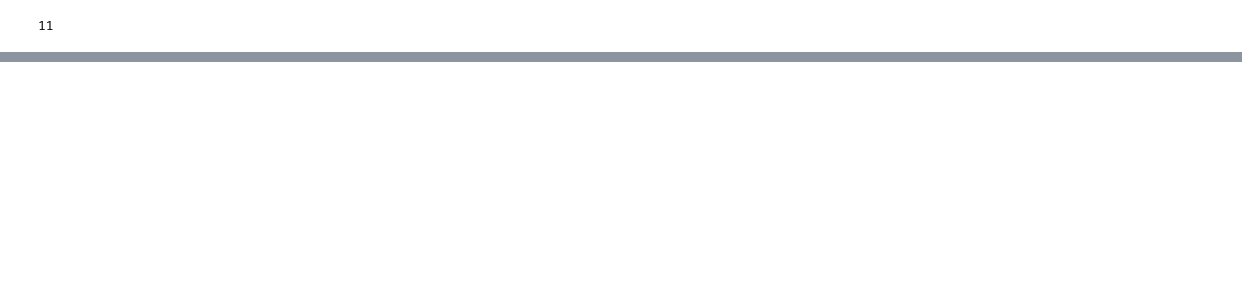
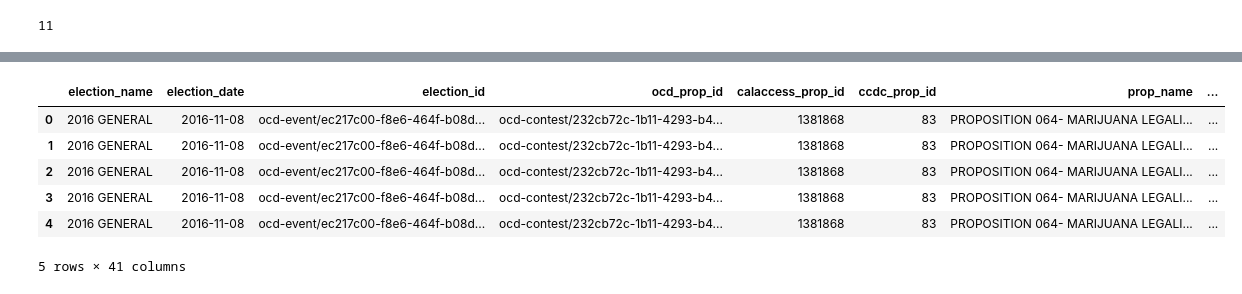
Before and after one commit to palewire/first-python-notebook, a Jupyter notebook: Untitled.ipynb, the cells around one changed output, grey strips where cells are left out. Cells and saved outputs as stored; diff of their text form; code cells hidden in the pictures; blank space fills up the shorter version.

```diff
--- a/Untitled.ipynb
+++ b/Untitled.ipynb
@@ -138,3 +145,5 @@ prop = props[props.prop_name == 'PROPOSITION 064- MARIJUANA LEGALIZATION. INITIA
 len(prop)
 # %% [output]
 11
+# %%
+contribs = pandas.read_csv("contributions.csv")
@@ -140,0 +180,12 @@ len(prop)
+# %%
+merged = pandas.merge(prop, contribs, on="calaccess_committee_id")
+# %%
+merged.head()
+# %% [output]
+|  | election_name | election_date | election_id | ocd_prop_id | calaccess_prop_id | ccdc_prop_id | prop_name | ... |
+| 0 | 2016 GENERAL | 2016-11-08 | ocd-event/ec217c00-f8e6-464f-b08d... | ocd-contest/232cb72c-1b11-4293-b4... | 1381868 | 83 | PROPOSITION 064- MARIJUANA LEGALI... | ... |
+| 1 | 2016 GENERAL | 2016-11-08 | ocd-event/ec217c00-f8e6-464f-b08d... | ocd-contest/232cb72c-1b11-4293-b4... | 1381868 | 83 | PROPOSITION 064- MARIJUANA LEGALI... | ... |
+| 2 | 2016 GENERAL | 2016-11-08 | ocd-event/ec217c00-f8e6-464f-b08d... | ocd-contest/232cb72c-1b11-4293-b4... | 1381868 | 83 | PROPOSITION 064- MARIJUANA LEGALI... | ... |
+| 3 | 2016 GENERAL | 2016-11-08 | ocd-event/ec217c00-f8e6-464f-b08d... | ocd-contest/232cb72c-1b11-4293-b4... | 1381868 | 83 | PROPOSITION 064- MARIJUANA LEGALI... | ... |
+| 4 | 2016 GENERAL | 2016-11-08 | ocd-event/ec217c00-f8e6-464f-b08d... | ocd-contest/232cb72c-1b11-4293-b4... | 1381868 | 83 | PROPOSITION 064- MARIJUANA LEGALI... | ... |
+5 rows × 41 columns
```
Also changed, not shown: parts of 5 cells of this notebook, 23 other files.
